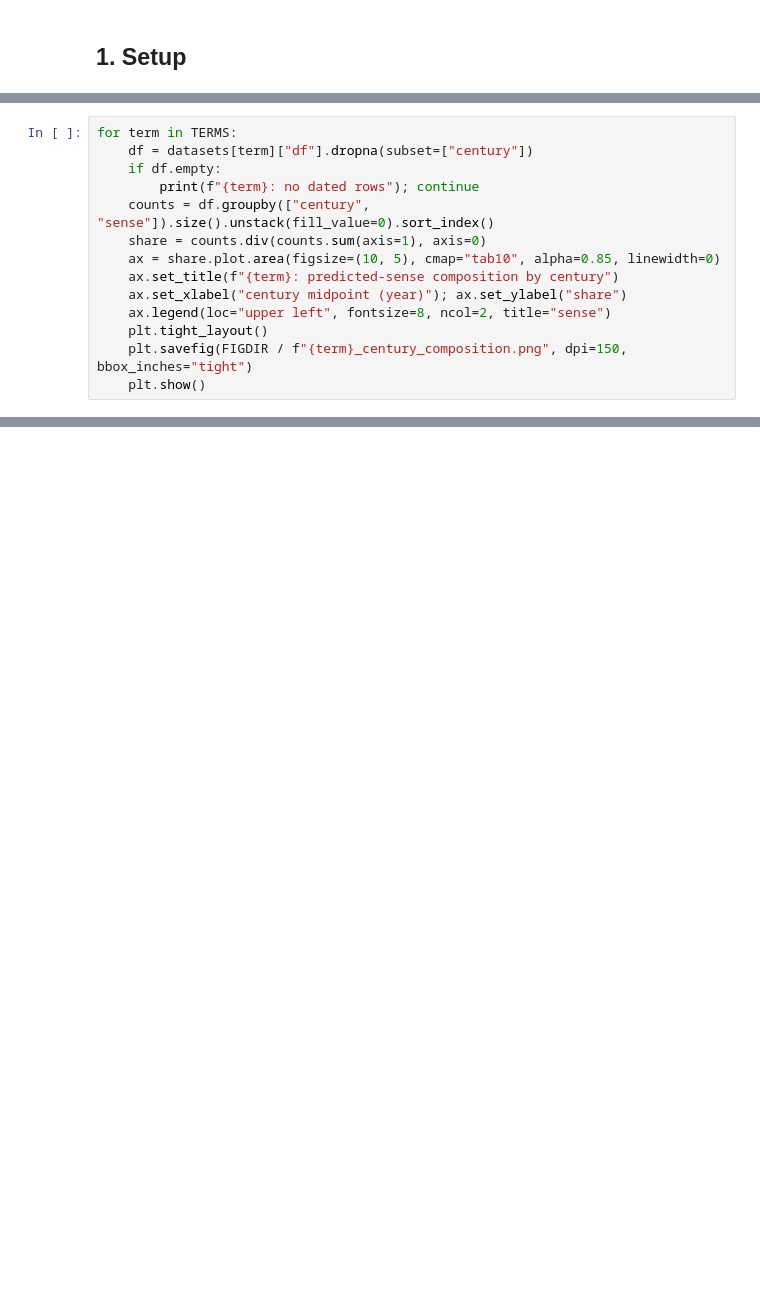
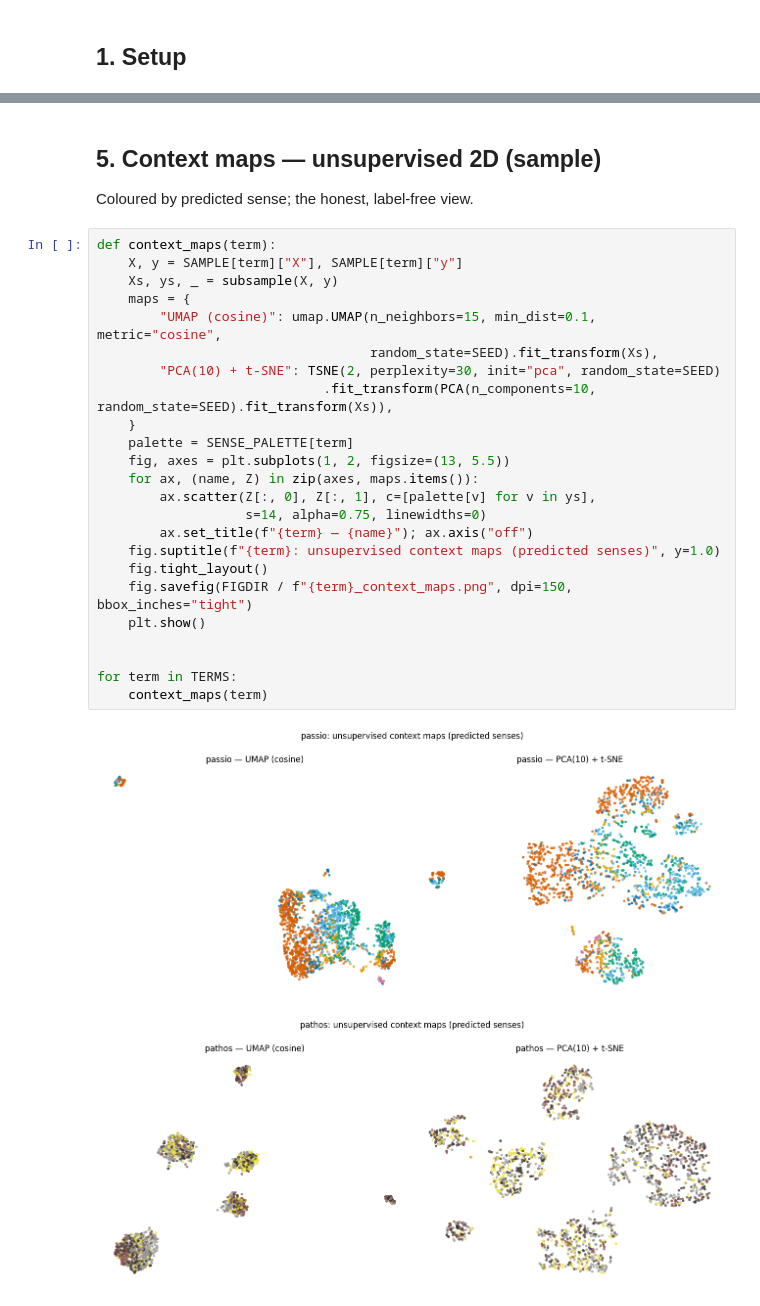
Before and after one commit to CCS-ZCU/phylosen_pilot, a Jupyter notebook: scripts/7_projections.ipynb, the cells around one changed output, grey strips where cells are left out. Drawn from its saved outputs; the diff is of its cells as text; blank space fills up the shorter version.

```diff
--- a/scripts/7_projections.ipynb
+++ b/scripts/7_projections.ipynb
@@ -230,14 +17,0 @@ No embedding required: the share of each predicted sense per century. A first, r
-# %%
-for term in TERMS:
-    df = datasets[term]["df"].dropna(subset=["century"])
-    if df.empty:
-        print(f"{term}: no dated rows"); continue
-    counts = df.groupby(["century", "sense"]).size().unstack(fill_value=0).sort_index()
-    share = counts.div(counts.sum(axis=1), axis=0)
-    ax = share.plot.area(figsize=(10, 5), cmap="tab10", alpha=0.85, linewidth=0)
-    ax.set_title(f"{term}: predicted-sense composition by century")
-    ax.set_xlabel("century midpoint (year)"); ax.set_ylabel("share")
-    ax.legend(loc="upper left", fontsize=8, ncol=2, title="sense")
-    plt.tight_layout()
-    plt.savefig(FIGDIR / f"{term}_century_composition.png", dpi=150, bbox_inches="tight")
-    plt.show()
@@ -317,0 +235,31 @@ for term in TERMS:
+# %% [markdown]
+## 5. Context maps — unsupervised 2D (sample)
+
+Coloured by predicted sense; the honest, label-free view.
+# %%
+def context_maps(term):
+    X, y = SAMPLE[term]["X"], SAMPLE[term]["y"]
+    Xs, ys, _ = subsample(X, y)
+    maps = {
+        "UMAP (cosine)": umap.UMAP(n_neighbors=15, min_dist=0.1, metric="cosine",
+                                   random_state=SEED).fit_transform(Xs),
+        "PCA(10) + t-SNE": TSNE(2, perplexity=30, init="pca", random_state=SEED)
+                             .fit_transform(PCA(n_components=10, random_state=SEED).fit_transform(Xs)),
+    }
+    palette = SENSE_PALETTE[term]
+    fig, axes = plt.subplots(1, 2, figsize=(13, 5.5))
+    for ax, (name, Z) in zip(axes, maps.items()):
+        ax.scatter(Z[:, 0], Z[:, 1], c=[palette[v] for v in ys],
+                   s=14, alpha=0.75, linewidths=0)
+        ax.set_title(f"{term} — {name}"); ax.axis("off")
+    fig.suptitle(f"{term}: unsupervised context maps (predicted senses)", y=1.0)
+    fig.tight_layout()
+    fig.savefig(FIGDIR / f"{term}_context_maps.png", dpi=150, bbox_inches="tight")
+    plt.show()
+
+
+for term in TERMS:
+    context_maps(term)
+# %% [output]
+[figure, added]
+[figure, added]
```
Also changed, not shown: parts of 39 cells of this notebook, 27 other files.
